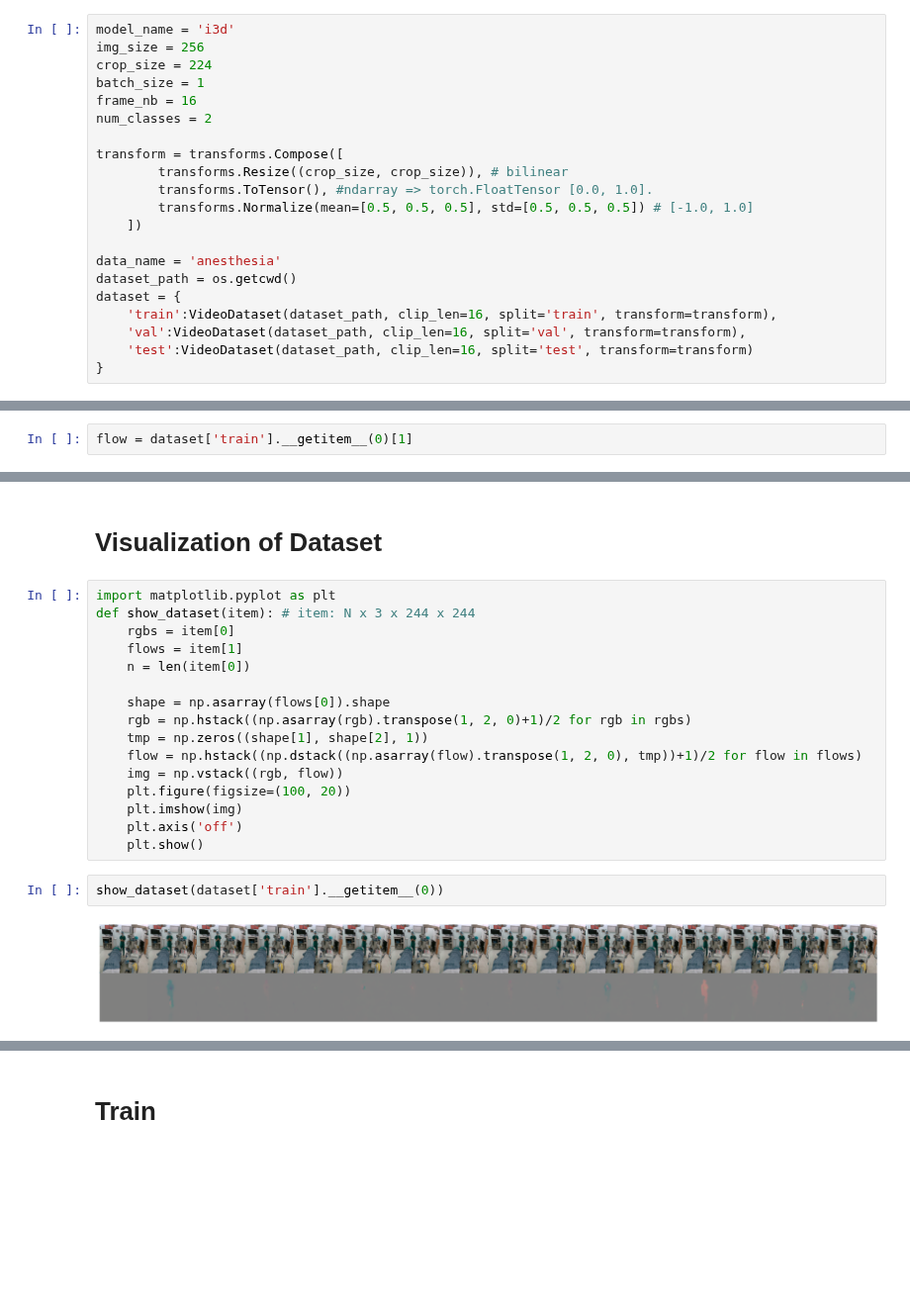
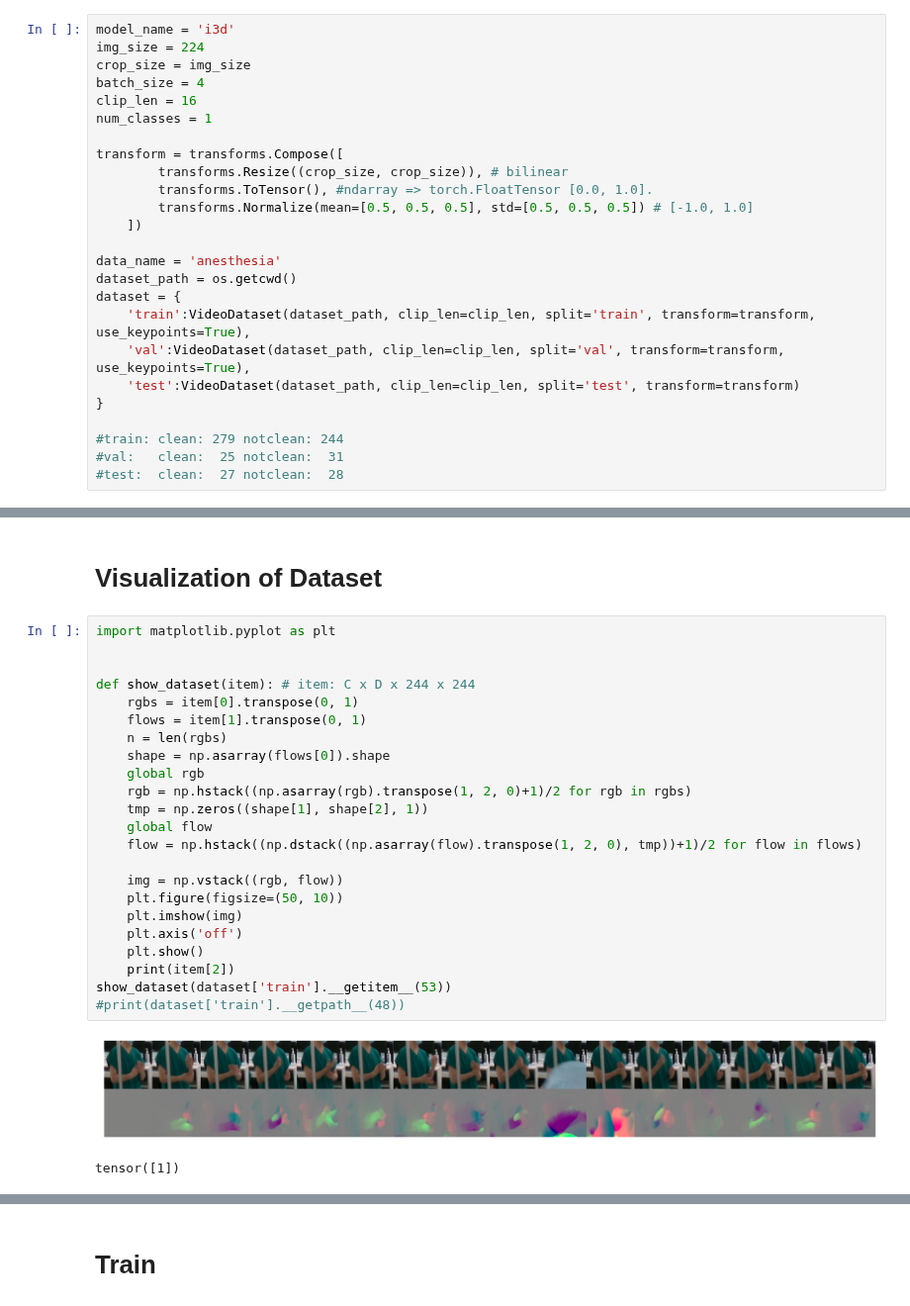
Before and after one commit to minjeekim00/handhygiene, a Jupyter notebook: train.ipynb, the cells around one changed output, grey strips where cells are left out. Shown at 99% size. Drawn from its saved outputs; the diff is of its cells as text; blank space fills up the shorter version.

Commit message:
created detection dataset

```diff
--- a/train.ipynb
+++ b/train.ipynb
@@ -20,10 +23,10 @@ from lr_finder import LRFinder
 # %%
 model_name = 'i3d'
-img_size = 256
-crop_size = 224
-batch_size = 1
-frame_nb = 16
-num_classes = 2
+img_size = 224
+crop_size = img_size
+batch_size = 4
+clip_len = 16
+num_classes = 1
 
 transform = transforms.Compose([
         transforms.Resize((crop_size, crop_size)), # bilinear
@@ -34,8 +37,12 @@ transform = transforms.Compose([
 data_name = 'anesthesia'
 dataset_path = os.getcwd()
 dataset = {
-    'train':VideoDataset(dataset_path, clip_len=16, split='train', transform=transform),
-    'val':VideoDataset(dataset_path, clip_len=16, split='val', transform=transform),
-    'test':VideoDataset(dataset_path, clip_len=16, split='test', transform=transform)
+    'train':VideoDataset(dataset_path, clip_len=clip_len, split='train', transform=transform, use_keypoints=True),
+    'val':VideoDataset(dataset_path, clip_len=clip_len, split='val', transform=transform, use_keypoints=True),
+    'test':VideoDataset(dataset_path, clip_len=clip_len, split='test', transform=transform)
 }
+
+#train: clean: 279 notclean: 244
+#val:   clean:  25 notclean:  31
+#test:  clean:  27 notclean:  28
 # %% [output]
@@ -51,2 +56,0 @@ Number of /data/private/minjee-video/handhygiene/images/test videos: 175
-# %%
-flow = dataset['train'].__getitem__(0)[1]
@@ -142,21 +70,27 @@ dataloaders = {
 # Visualization of Dataset
 # %%
 import matplotlib.pyplot as plt
-def show_dataset(item): # item: N x 3 x 244 x 244
-    rgbs = item[0]
-    flows = item[1]
-    n = len(item[0])
 
+
+def show_dataset(item): # item: C x D x 244 x 244
+    rgbs = item[0].transpose(0, 1)
+    flows = item[1].transpose(0, 1)
+    n = len(rgbs)
     shape = np.asarray(flows[0]).shape
+    global rgb
     rgb = np.hstack((np.asarray(rgb).transpose(1, 2, 0)+1)/2 for rgb in rgbs)
     tmp = np.zeros((shape[1], shape[2], 1))
+    global flow
     flow = np.hstack((np.dstack((np.asarray(flow).transpose(1, 2, 0), tmp))+1)/2 for flow in flows)
+
     img = np.vstack((rgb, flow))
-    plt.figure(figsize=(100, 20))
+    plt.figure(figsize=(50, 10))
     plt.imshow(img)
     plt.axis('off')
     plt.show()
+    print(item[2])
+show_dataset(dataset['train'].__getitem__(53))
+#print(dataset['train'].__getpath__(48))
+# %% [output]
+[figure, added]
+tensor([1])
-# %%
-show_dataset(dataset['train'].__getitem__(0))
-# %% [output]
-[figure, removed]
```
Also changed, not shown: parts of 32 cells of this notebook, 5 other files.
